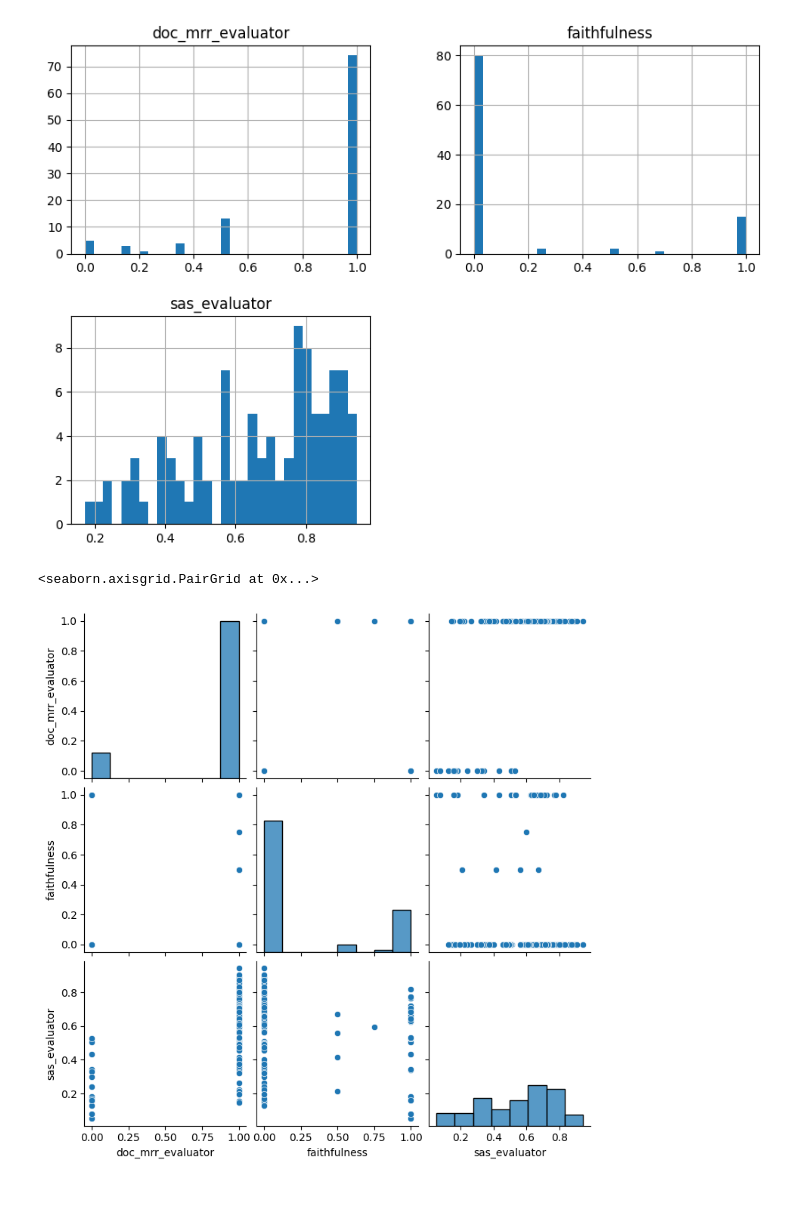
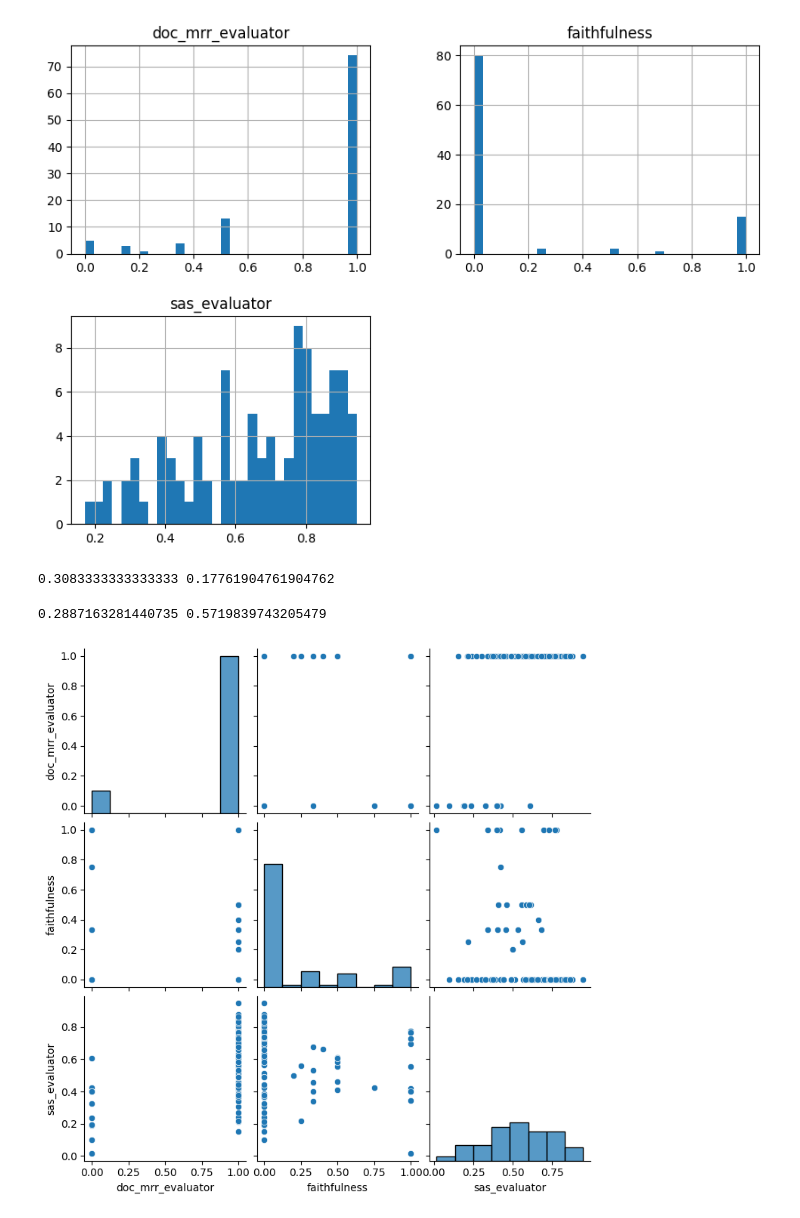
Before and after one commit to mategyerek/Capstone-RAG-project, a Jupyter notebook: Data Analysis Notebook.ipynb, the cells around one changed output. Drawn from its saved outputs; the diff is of its cells as text; code cells hidden in the pictures.

Commit message:
Visuals

```diff
--- a/Data Analysis Notebook.ipynb
+++ b/Data Analysis Notebook.ipynb
@@ -87,14 +87,23 @@ plt.title('Basic Histogram')
 plt.show()
 # %% [output]
 [figure]
+# %%
+meanf_0 = best.loc[best['doc_mrr_evaluator'] == 0, 'faithfulness'].mean()
+meanf_1 = best.loc[best['doc_mrr_evaluator'] == 1, 'faithfulness'].mean()
+print(meanf_0, meanf_1)
+# %% [output]
+0.3083333333333333 0.17761904761904762
 # %%
 #Pairplots
 import seaborn as sns
-best = pd.read_csv(filepath_or_buffer= '/Users/stefanbozhilov/Documents/GitHub/Capstone-RAG-project/results/results_multi-qa-MiniLM-L6-cos-v1_model_weights_Mistral-7B-Instruct-v0.3-Q4_K_M.gguf_2_1.5.csv')
+best = pd.read_csv(filepath_or_buffer= '/Users/stefanbozhilov/Documents/GitHub/Capstone-RAG-project/results_allmodels_withquestion/results_multi-qa-MiniLM-L6-cos-v1_model_weights_Mistral-7B-Instruct-v0.3-Q4_K_M.gguf_2_1.5.csv')
+mean_0mrr = best.loc[best['doc_mrr_evaluator'] == 0, 'sas_evaluator'].mean()
+mean_1mrr = best.loc[best['doc_mrr_evaluator'] == 1, 'sas_evaluator'].mean()
 sns.pairplot(best[['doc_mrr_evaluator', 'faithfulness', 'sas_evaluator']])
+print(mean_0mrr, mean_1mrr)
 # %% [output]
-<seaborn.axisgrid.PairGrid at 0x...>
+0.2887163281440735 0.5719839743205479
-[figure, old version]
+[figure, new version]
 # %%
 #Covariance Matrix
 columns_to_check = ['doc_mrr_evaluator', 'faithfulness', 'sas_evaluator']
```
Also changed, not shown: parts of 23 cells of this notebook, 8 other files.
